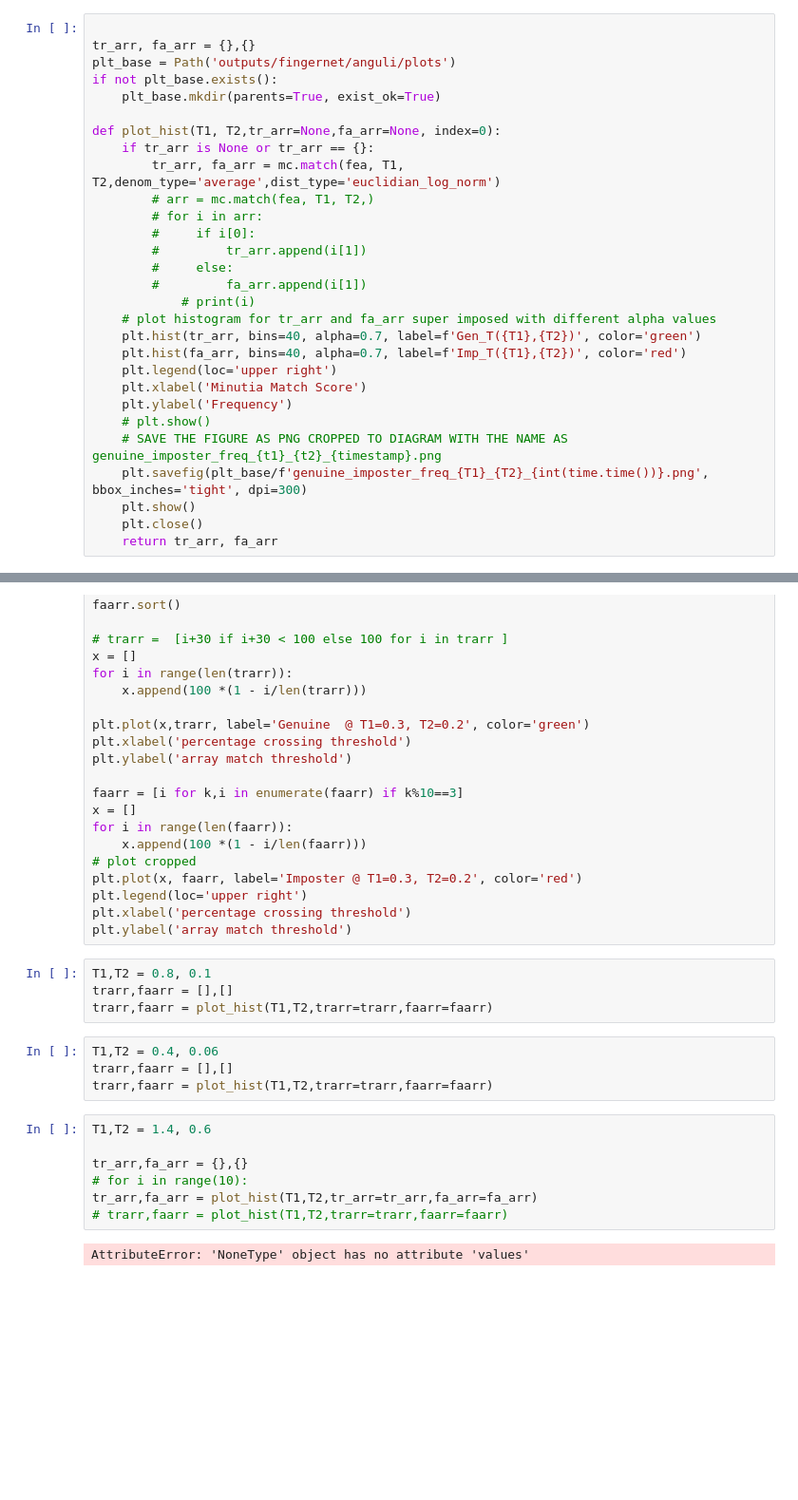
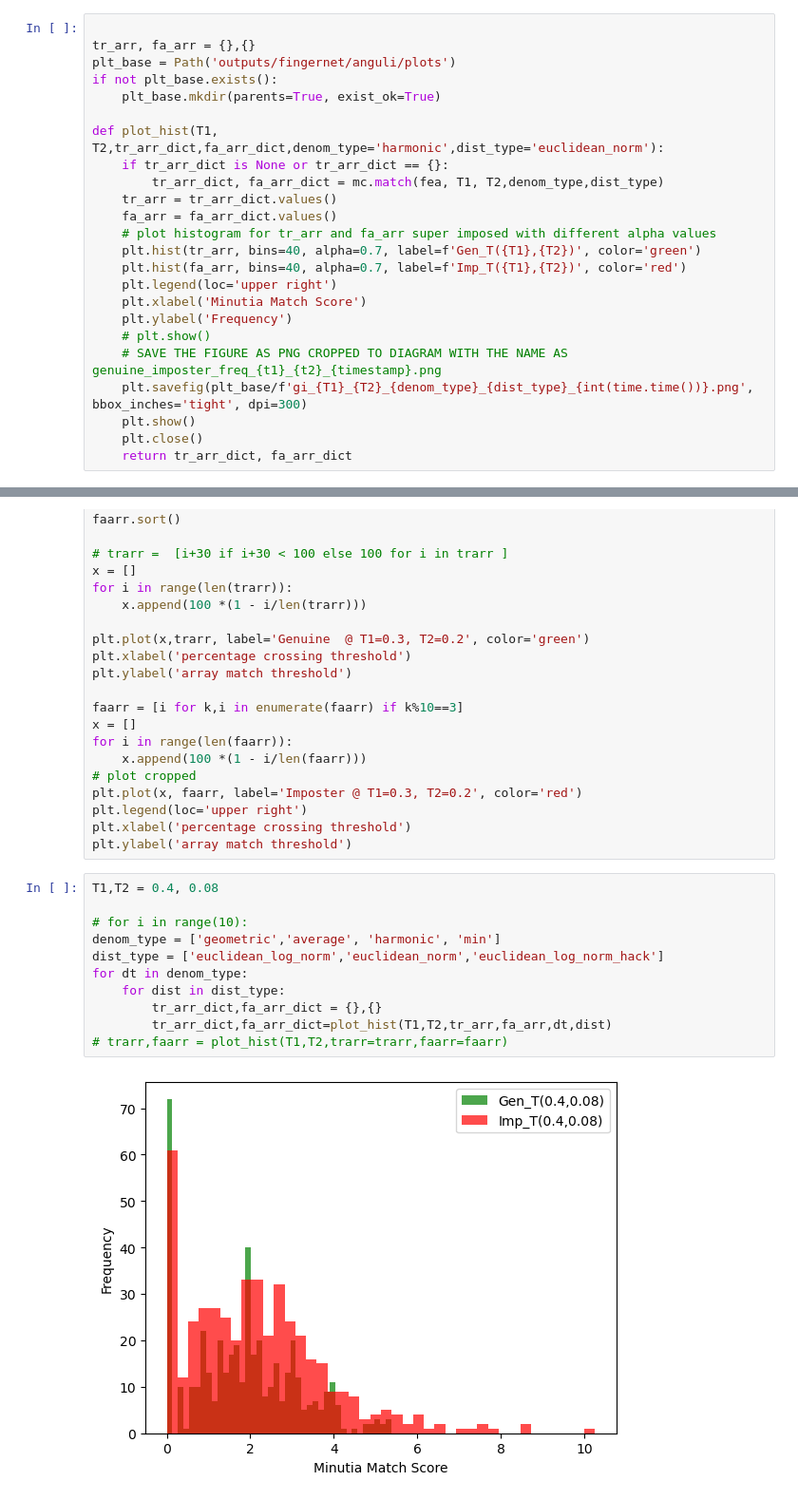
Before and after one commit to nishkalprakash/2024_03_CIPR_NP-Code, a Jupyter notebook: plot.ipynb, the cells around one changed output, grey strips where cells are left out. Shown: that part at 95% size. Saved outputs shown, nothing was run; the diff lists cells and outputs as text; blank space fills up the shorter version.

Commit message:
got a few plots and done for the day

```diff
--- a/plot.ipynb
+++ b/plot.ipynb
@@ -20,16 +20,11 @@ plt_base = Path('outputs/fingernet/anguli/plots')
 if not plt_base.exists():
     plt_base.mkdir(parents=True, exist_ok=True)
 
-def plot_hist(T1, T2,tr_arr=None,fa_arr=None, index=0):
-    if tr_arr is None or tr_arr == {}:
-        tr_arr, fa_arr = mc.match(fea, T1, T2,denom_type='average',dist_type='euclidian_log_norm')
-        # arr = mc.match(fea, T1, T2,)
-        # for i in arr:
-        #     if i[0]:
-        #         tr_arr.append(i[1])
-        #     else:
-        #         fa_arr.append(i[1])
-            # print(i)
+def plot_hist(T1, T2,tr_arr_dict,fa_arr_dict,denom_type='harmonic',dist_type='euclidean_norm'):
+    if tr_arr_dict is None or tr_arr_dict == {}:
+        tr_arr_dict, fa_arr_dict = mc.match(fea, T1, T2,denom_type,dist_type)
+    tr_arr = tr_arr_dict.values()
+    fa_arr = fa_arr_dict.values()
     # plot histogram for tr_arr and fa_arr super imposed with different alpha values
     plt.hist(tr_arr, bins=40, alpha=0.7, label=f'Gen_T({T1},{T2})', color='green')
     plt.hist(fa_arr, bins=40, alpha=0.7, label=f'Imp_T({T1},{T2})', color='red')
@@ -38,7 +33,7 @@ def plot_hist(T1, T2,tr_arr=None,fa_arr=None, index=0):
     plt.ylabel('Frequency')
     # plt.show()
     # SAVE THE FIGURE AS PNG CROPPED TO DIAGRAM WITH THE NAME AS genuine_imposter_freq_{t1}_{t2}_{timestamp}.png
-    plt.savefig(plt_base/f'genuine_imposter_freq_{T1}_{T2}_{int(time.time())}.png', bbox_inches='tight', dpi=300)
+    plt.savefig(plt_base/f'gi_{T1}_{T2}_{denom_type}_{dist_type}_{int(time.time())}.png', bbox_inches='tight', dpi=300)
     plt.show()
     plt.close()
-    return tr_arr, fa_arr
+    return tr_arr_dict, fa_arr_dict
@@ -178,20 +148,16 @@ plt.plot(x, faarr, label='Imposter @ T1=0.3, T2=0.2', color='red')
 plt.legend(loc='upper right')
 plt.xlabel('percentage crossing threshold')
 plt.ylabel('array match threshold')
-# %%
-T1,T2 = 0.8, 0.1
-trarr,faarr = [],[]
-trarr,faarr = plot_hist(T1,T2,trarr=trarr,faarr=faarr)
-# %%
-T1,T2 = 0.4, 0.06
-trarr,faarr = [],[]
-trarr,faarr = plot_hist(T1,T2,trarr=trarr,faarr=faarr)
 # %%
-T1,T2 = 1.4, 0.6
+T1,T2 = 0.4, 0.08
 
-tr_arr,fa_arr = {},{}
 # for i in range(10):
-tr_arr,fa_arr = plot_hist(T1,T2,tr_arr=tr_arr,fa_arr=fa_arr)
+denom_type = ['geometric','average', 'harmonic', 'min']
+dist_type = ['euclidean_log_norm','euclidean_norm','euclidean_log_norm_hack']
+for dt in denom_type:
+    for dist in dist_type:
+        tr_arr_dict,fa_arr_dict = {},{}
+        tr_arr_dict,fa_arr_dict=plot_hist(T1,T2,tr_arr,fa_arr,dt,dist)
 # trarr,faarr = plot_hist(T1,T2,trarr=trarr,faarr=faarr)
 # %% [output]
-AttributeError: 'NoneType' object has no attribute 'values'
+[figure, added]
```
Also changed, not shown: parts of 5 cells of this notebook, 50 other files.
